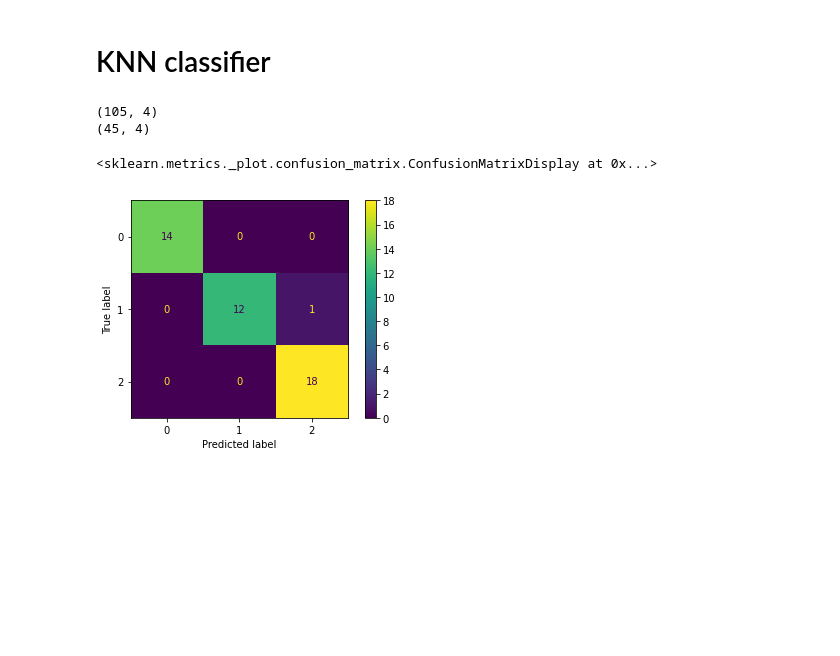
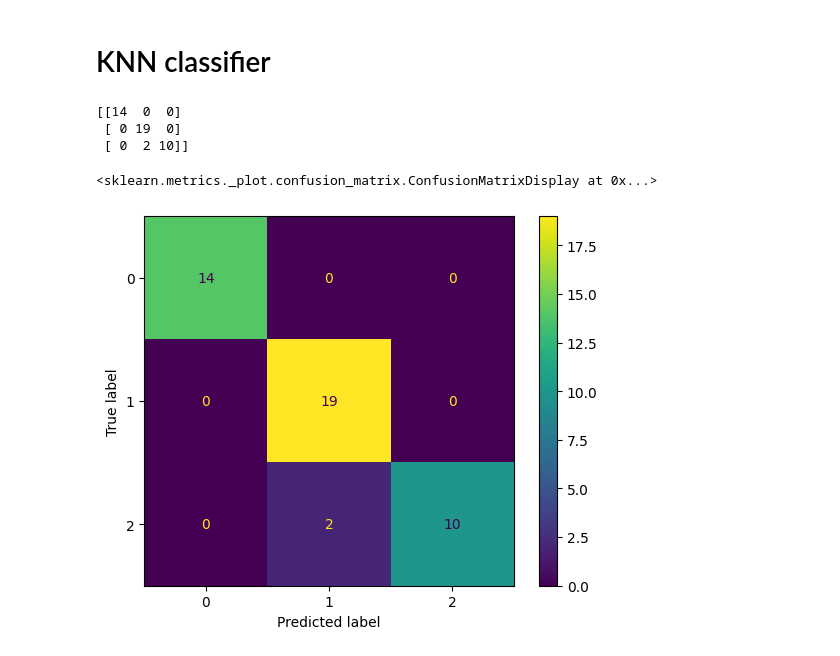
Before and after one commit to Mark1507/Kovychev_MLF, a Jupyter notebook: lab_04.ipynb, the cells around one changed output. Saved outputs shown, nothing was run; the diff lists cells and outputs as text; code cells hidden in the pictures; blank space fills up the shorter version.

```diff
--- a/lab_04.ipynb
+++ b/lab_04.ipynb
@@ -127,20 +127,25 @@ plt.show
 # %%
 # Import train_test_split as in last PC lab, split X (original) into train and test, train KNN classifier on full 4-dimensional X
 
 from sklearn.neighbors import KNeighborsClassifier
+from sklearn.model_selection import train_test_split
+from sklearn.metrics import confusion_matrix, ConfusionMatrixDisplay
+
+X_train, X_test, y_train, y_test = train_test_split(Xpp,y, test_size = 0.3)
 knn1=KNeighborsClassifier(n_neighbors = 3)
-knn1.fit(,)
-Ypred=knn1.predict()
+knn1.fit(X_train,y_train)
+Ypred=knn1.predict(X_test)
 # Import and show confusion matrix
 from sklearn.metrics import confusion_matrix
 from sklearn.metrics import ConfusionMatrixDisplay
-confusion_matrix(,)
-ConfusionMatrixDisplay.from_predictions(,)
+print(confusion_matrix(y_test,Ypred))
+ConfusionMatrixDisplay.from_predictions(y_test,Ypred)
 # %% [output]
-(105, 4)
-(45, 4)
+[[14  0  0]
+ [ 0 19  0]
+ [ 0  2 10]]
 <sklearn.metrics._plot.confusion_matrix.ConfusionMatrixDisplay at 0x...>
-[figure, old version]
+[figure, new version]
 # %%
 # Now do the same (data set split, KNN, confusion matrix), but for PCA-transformed data (1st two principal components, i.e., first two columns).
 # Compare the results with full dataset
```
